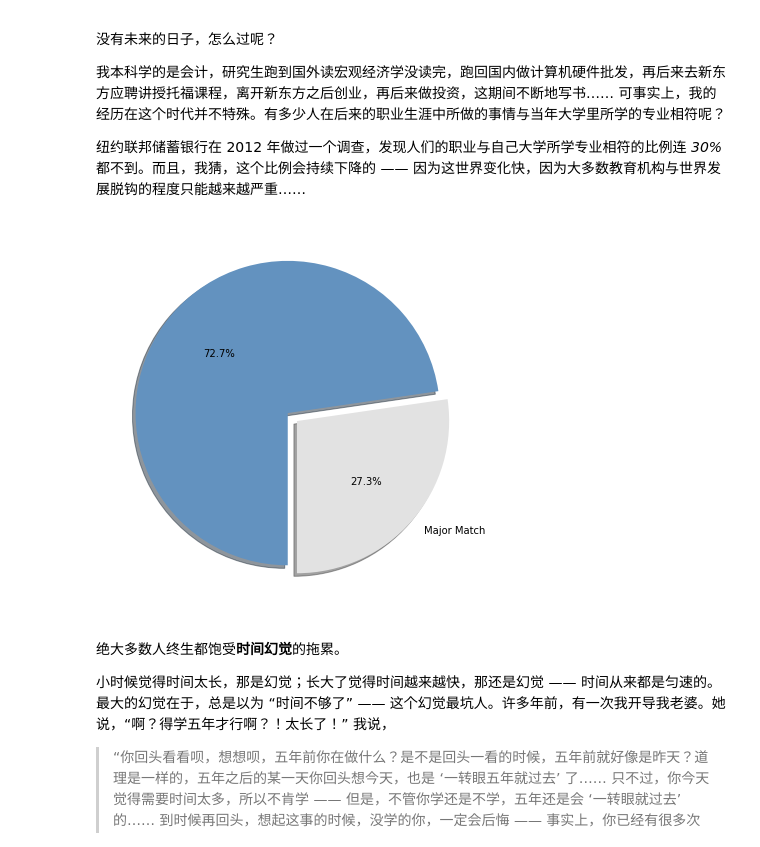
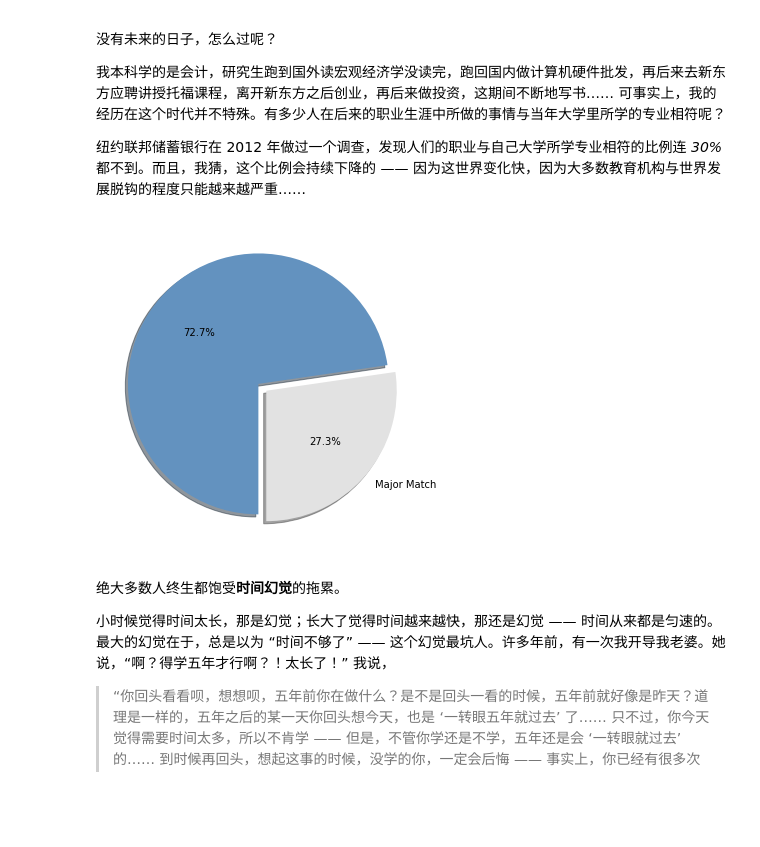
Before and after one commit to YiLeiOu/the-craft-of-selfteaching, a Jupyter notebook: Part.1.A.better.teachyourself.ipynb, the cells around one changed output. Drawn from its saved outputs; the diff is of its cells as text; code cells hidden in the pictures; blank space fills up the shorter version.

```diff
--- a/Part.1.A.better.teachyourself.ipynb
+++ b/Part.1.A.better.teachyourself.ipynb
@@ -121,25 +125,25 @@ plt.show()
 # %%
 import matplotlib.pyplot as plt
 
 labels = ['Major Match', '']
 sizes = [273, 727]
 colors = ['#E2E2E2', '#6392BF']
 explode = (0, 0.08)
-plt.figure(figsize=(7, 7))
+plt.figure(figsize=(6, 6))
 plt.pie(sizes,
         labels=labels,
         explode=explode,
         autopct='%1.1f%%',
         colors=colors,
         startangle=270,
         shadow=True)
 # plt.savefig('major-match-job.png', transparent=True)
 plt.show()
 
 # data from:
 # https://libertystreeteconomics.newyorkfed.org/2013/05/do-big-cities-help-college-graduates-find-better-jobs.html
 # %% [output]
-[figure, old version]
+[figure, new version]
 # %% [markdown]
 绝大多数人终生都饱受**时间幻觉**的拖累。
 
```
Also changed, not shown: parts of 1 cell of this notebook.
